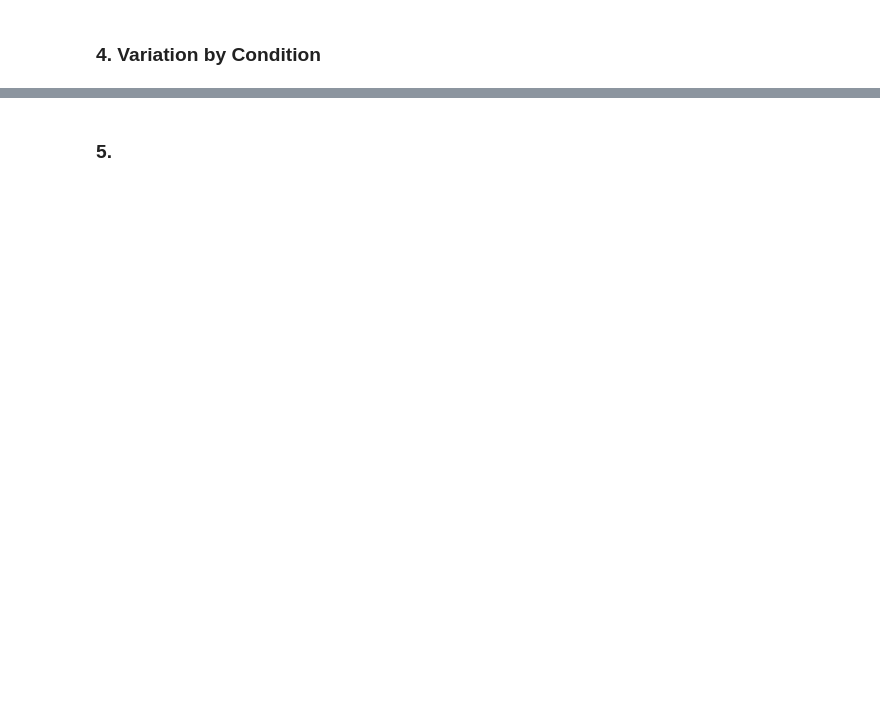
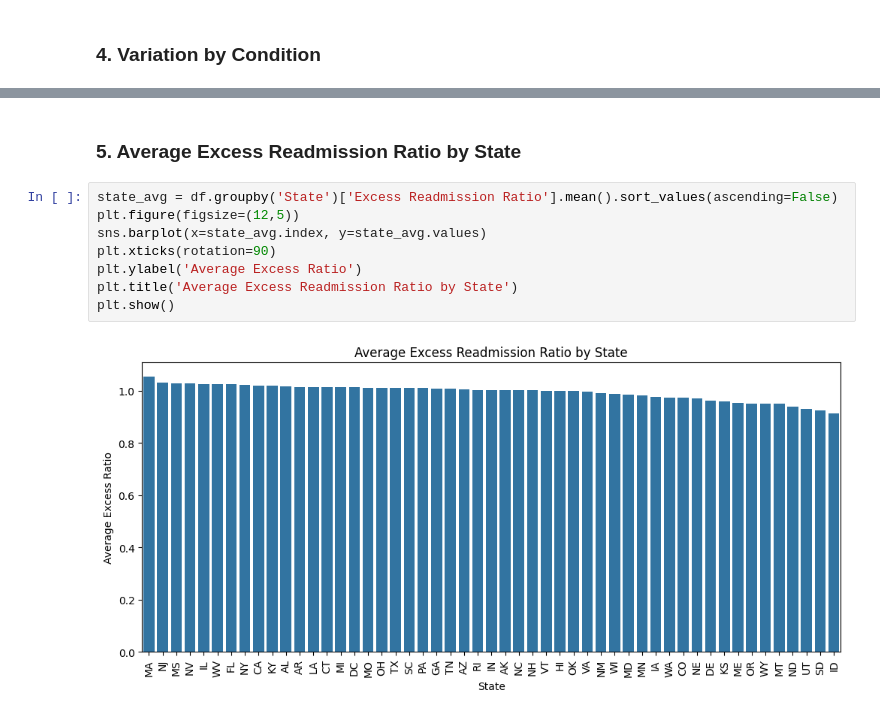
Before and after one commit to rushikesh328/Hospital_Readmission_Analysis, a Jupyter notebook: 02_eda.ipynb, the cells around one changed output, grey strips where cells are left out. Cells and saved outputs as stored; diff of their text form; blank space fills up the shorter version.

```diff
--- a/02_eda.ipynb
+++ b/02_eda.ipynb
@@ -98,2 +98,12 @@ plt.show()
 # %% [markdown]
-### 5.
+### 5. Average Excess Readmission Ratio by State
+# %%
+state_avg = df.groupby('State')['Excess Readmission Ratio'].mean().sort_values(ascending=False)
+plt.figure(figsize=(12,5))
+sns.barplot(x=state_avg.index, y=state_avg.values)
+plt.xticks(rotation=90)
+plt.ylabel('Average Excess Ratio')
+plt.title('Average Excess Readmission Ratio by State')
+plt.show()
+# %% [output]
+[figure, added]
```
Also changed, not shown: parts of 3 cells of this notebook.
